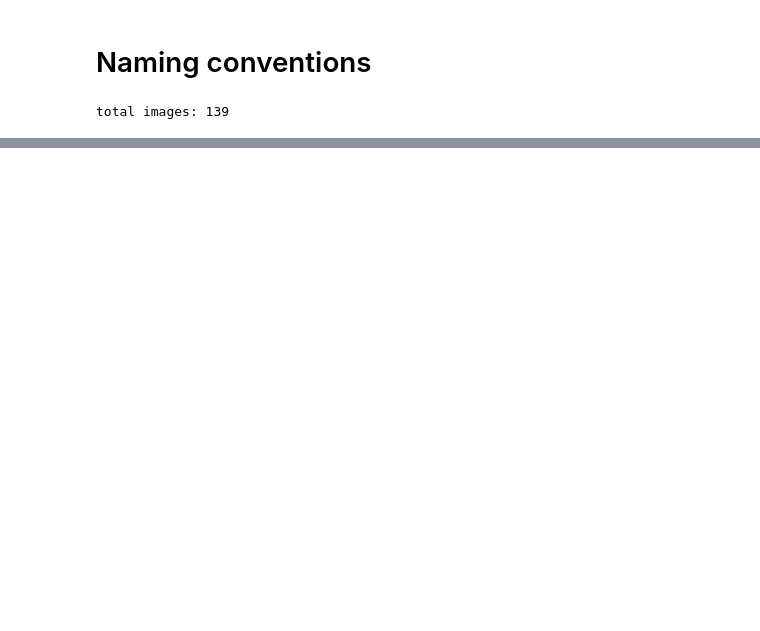
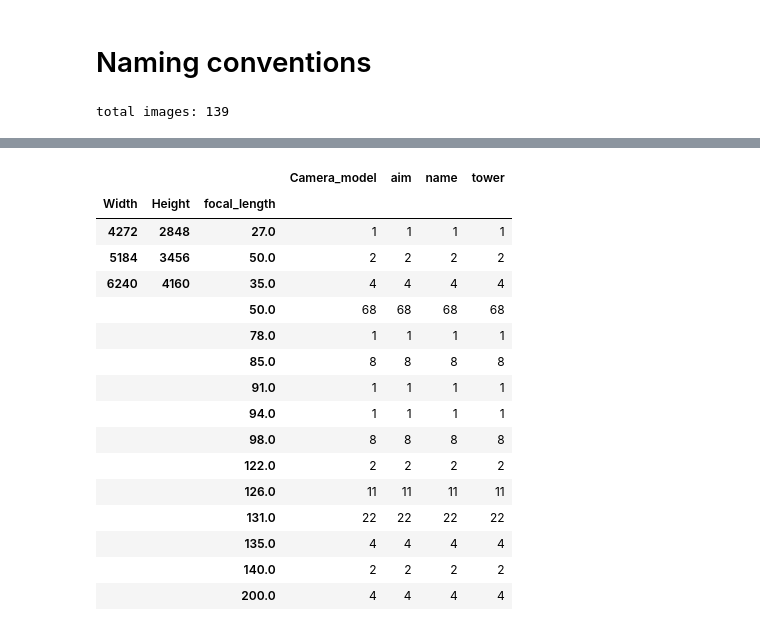
Before and after one commit to animesh-77/gaussian-splatting, a Jupyter notebook: portsmouth.ipynb, the cells around one changed output, grey strips where cells are left out. Saved outputs shown, nothing was run; the diff lists cells and outputs as text; code cells hidden in the pictures; blank space fills up the shorter version.

```diff
--- a/portsmouth.ipynb
+++ b/portsmouth.ipynb
@@ -60,6 +89,29 @@ for jpg in all_jpgs:
 camera_names_df['tower']= camera_names_df['tower'].str.upper()
 # %%
 camera_names_df.to_csv('camera_names.csv', index=False)
+# %%
+# group by  width and height then focal length
+
+group_df= pd.pivot_table(camera_names_df, index=['Width', 'Height', 'focal_length'], aggfunc='count')
+display(group_df)
+# %% [output]
+|  |  |  | Camera_model | aim | name | tower |
+| Width | Height | focal_length |  |  |  |  |
+| 4272 | 2848 | 27.0 | 1 | 1 | 1 | 1 |
+| 5184 | 3456 | 50.0 | 2 | 2 | 2 | 2 |
+| 6240 | 4160 | 35.0 | 4 | 4 | 4 | 4 |
+|  |  | 50.0 | 68 | 68 | 68 | 68 |
+|  |  | 78.0 | 1 | 1 | 1 | 1 |
+|  |  | 85.0 | 8 | 8 | 8 | 8 |
+|  |  | 91.0 | 1 | 1 | 1 | 1 |
+|  |  | 94.0 | 1 | 1 | 1 | 1 |
+|  |  | 98.0 | 8 | 8 | 8 | 8 |
+|  |  | 122.0 | 2 | 2 | 2 | 2 |
+|  |  | 126.0 | 11 | 11 | 11 | 11 |
+|  |  | 131.0 | 22 | 22 | 22 | 22 |
+|  |  | 135.0 | 4 | 4 | 4 | 4 |
+|  |  | 140.0 | 2 | 2 | 2 | 2 |
+|  |  | 200.0 | 4 | 4 | 4 | 4 |
 # %%
 camera_names_df[((camera_names_df["tower"]=="A") & (camera_names_df["aim"]=="B"))]
 # %% [output]
```
Also changed, not shown: parts of 7 cells of this notebook.
